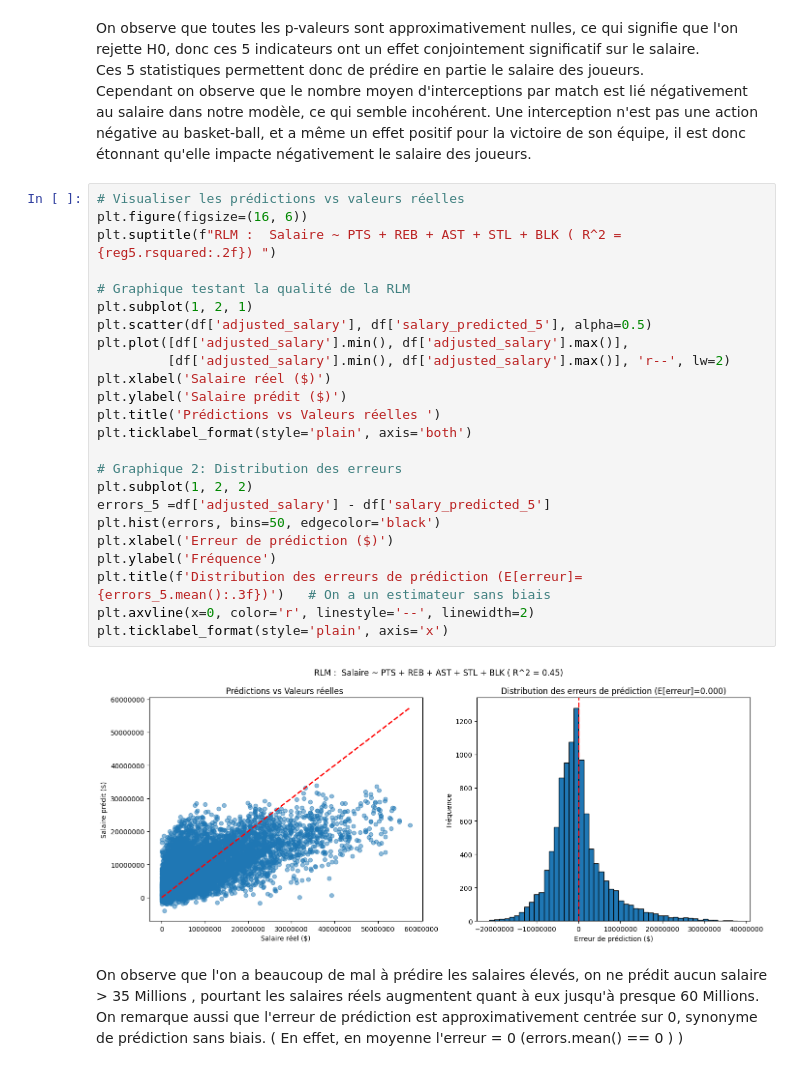
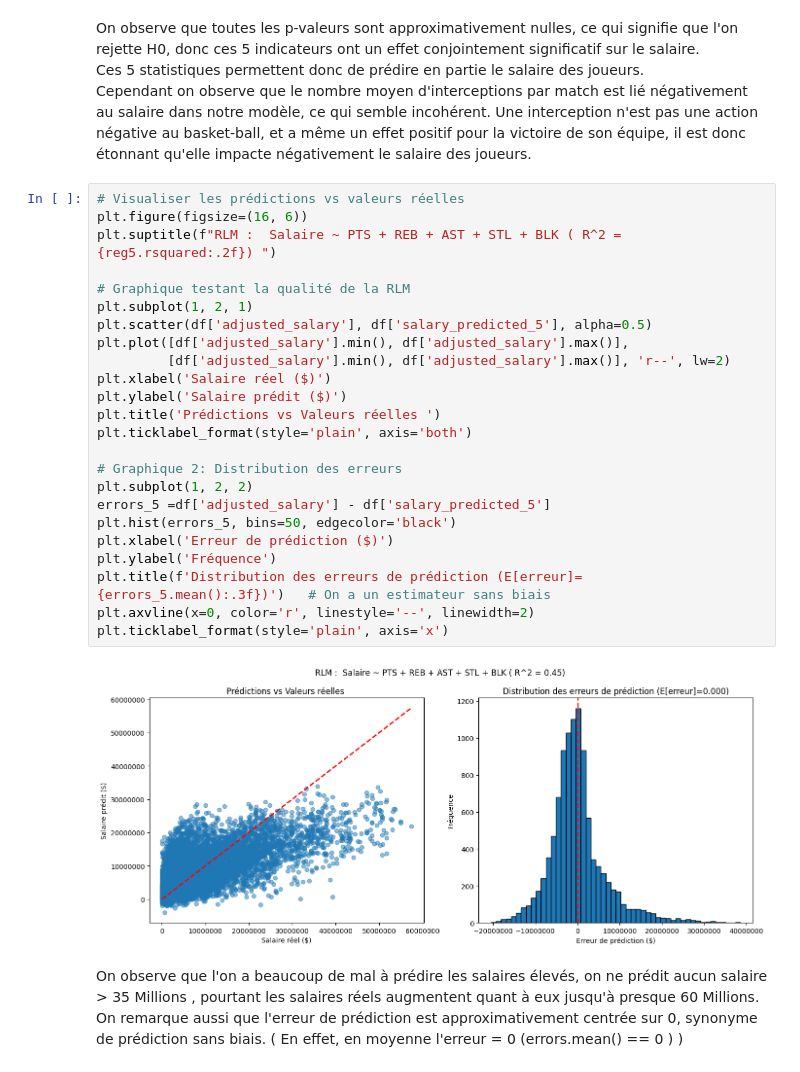
Before and after one commit to ElliotLunati/NBA_stats, a Jupyter notebook: code_gianni.ipynb, the cells around one changed output. Drawn from its saved outputs; the diff is of its cells as text.

```diff
--- a/code_gianni.ipynb
+++ b/code_gianni.ipynb
@@ -723,29 +838,29 @@ Cependant on observe que le nombre moyen d'interceptions par match est lié nég
 # %%
 # Visualiser les prédictions vs valeurs réelles
 plt.figure(figsize=(16, 6))
 plt.suptitle(f"RLM :  Salaire ~ PTS + REB + AST + STL + BLK ( R^2 = {reg5.rsquared:.2f}) ")
 
 # Graphique testant la qualité de la RLM
 plt.subplot(1, 2, 1)
 plt.scatter(df['adjusted_salary'], df['salary_predicted_5'], alpha=0.5)
 plt.plot([df['adjusted_salary'].min(), df['adjusted_salary'].max()],
          [df['adjusted_salary'].min(), df['adjusted_salary'].max()], 'r--', lw=2)
 plt.xlabel('Salaire réel ($)')
 plt.ylabel('Salaire prédit ($)')
 plt.title('Prédictions vs Valeurs réelles ')
 plt.ticklabel_format(style='plain', axis='both')
 
 # Graphique 2: Distribution des erreurs
 plt.subplot(1, 2, 2)
 errors_5 =df['adjusted_salary'] - df['salary_predicted_5']
-plt.hist(errors, bins=50, edgecolor='black')
+plt.hist(errors_5, bins=50, edgecolor='black')
 plt.xlabel('Erreur de prédiction ($)')
 plt.ylabel('Fréquence')
 plt.title(f'Distribution des erreurs de prédiction (E[erreur]={errors_5.mean():.3f})')   # On a un estimateur sans biais
 plt.axvline(x=0, color='r', linestyle='--', linewidth=2)
 plt.ticklabel_format(style='plain', axis='x')
 # %% [output]
-[figure, old version]
+[figure, new version]
 # %% [markdown]
 On observe que l'on a beaucoup de mal à prédire les salaires élevés, on ne prédit aucun salaire > 35 Millions , pourtant les salaires réels augmentent quant à eux jusqu'à presque 60 Millions. On remarque aussi que l'erreur de prédiction est approximativement centrée sur 0, synonyme de prédiction sans biais. ( En effet, en moyenne l'erreur = 0  (errors.mean() == 0 ) )
 # %% [markdown]
```
Also changed, not shown: parts of 39 cells of this notebook.
